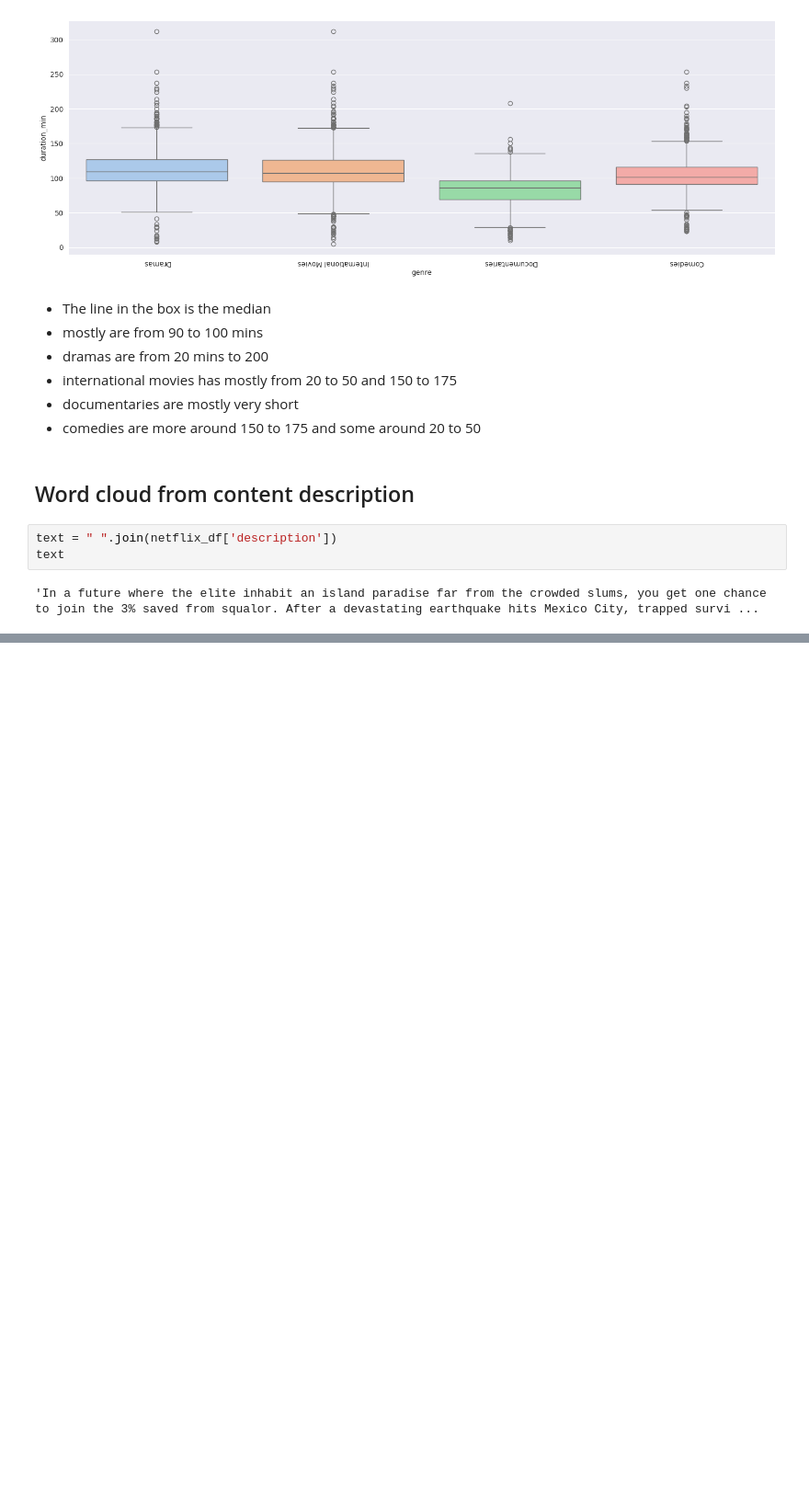
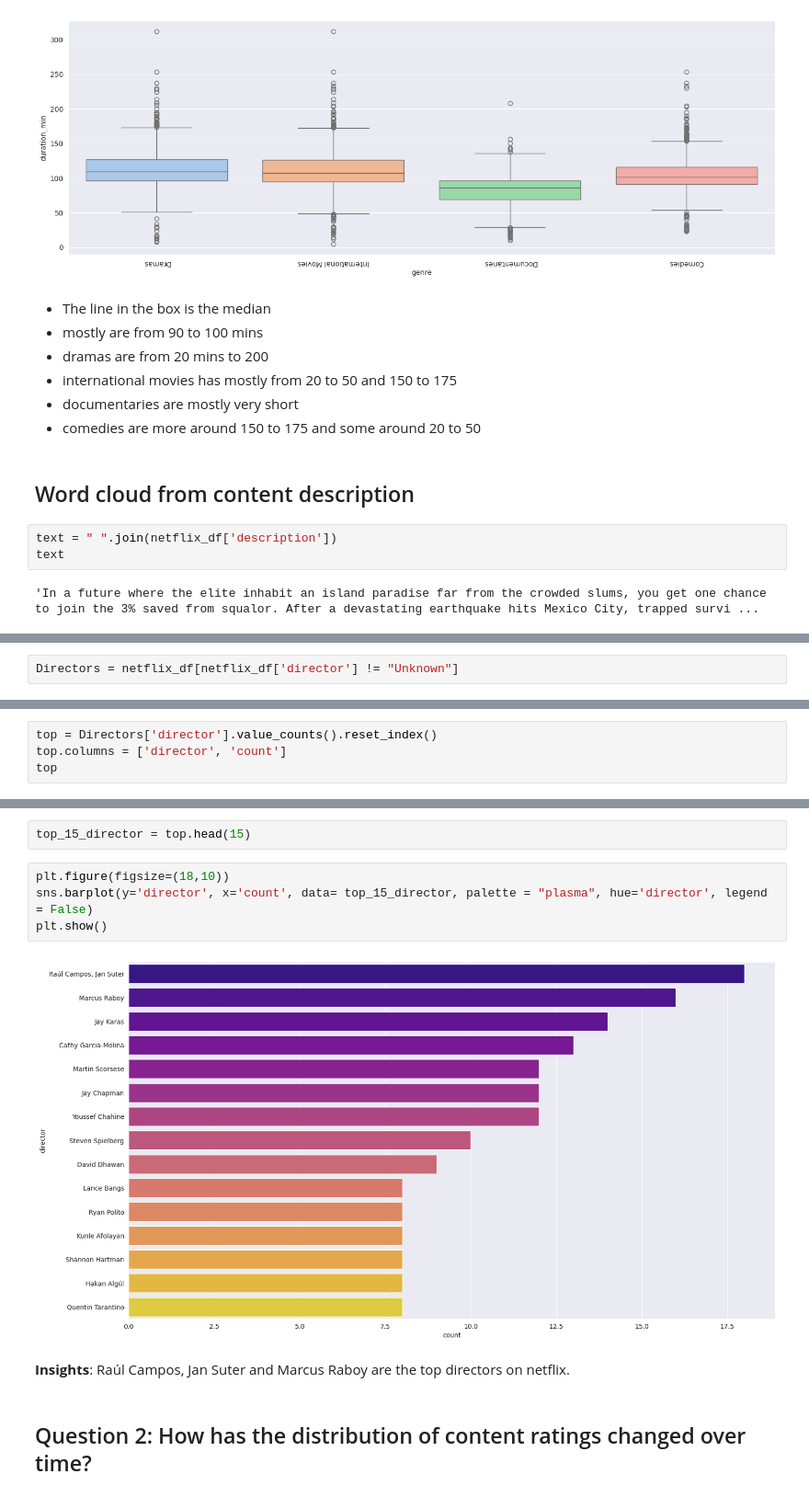
Before and after one commit to Yashtiii/Netflix-Content-Strategy, a Jupyter notebook: Netflix's_content_strategy.ipynb, the cells around one changed output, grey strips where cells are left out. Shown at 92% size. Drawn from its saved outputs; the diff is of its cells as text; blank space fills up the shorter version.

Commit message:
Questions

```diff
--- a/Netflix's_content_strategy.ipynb
+++ b/Netflix's_content_strategy.ipynb
@@ -778,0 +801,2 @@ plt.show()
+# %%
+Directors = netflix_df[netflix_df['director'] != "Unknown"]
@@ -778,0 +821,4 @@ plt.show()
+# %%
+top = Directors['director'].value_counts().reset_index()
+top.columns = ['director', 'count']
+top
@@ -778,0 +839,12 @@ plt.show()
+# %%
+top_15_director = top.head(15)
+# %%
+plt.figure(figsize=(18,10))
+sns.barplot(y='director', x='count', data= top_15_director, palette = "plasma", hue='director', legend = False)
+plt.show()
+# %% [output]
+[figure, added]
+# %% [markdown]
+**Insights**: Raúl Campos, Jan Suter and	Marcus Raboy are the top directors on netflix.
+# %% [markdown]
+## Question 2: How has the distribution of content ratings changed over time?
```
Also changed, not shown: parts of 10 cells of this notebook.
